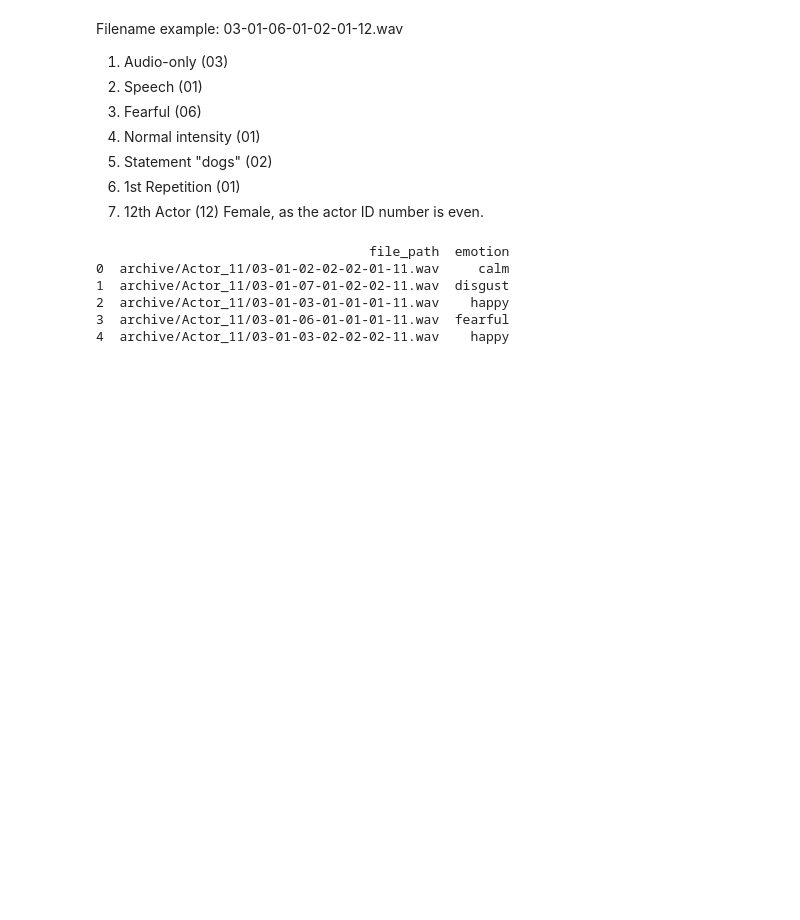
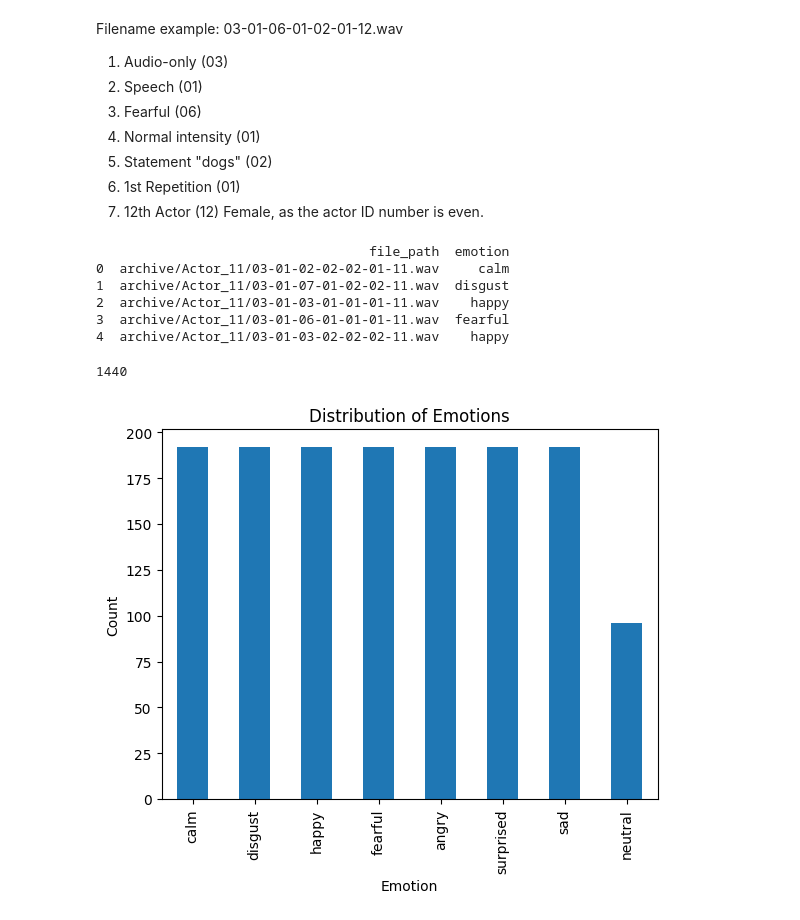
Before and after one commit to Nobodybob1/Emotional-Speech-Recognition, a Jupyter notebook: main.ipynb, the cells around one changed output. Drawn from its saved outputs; the diff is of its cells as text; code cells hidden in the pictures; blank space fills up the shorter version.

```diff
--- a/main.ipynb
+++ b/main.ipynb
@@ -50,6 +50,7 @@ def load_dataset(archive_path):
 # See dataset
 df = load_dataset('archive')
 print(df.head())
+len(df)
 # %% [output]
                                    file_path  emotion
 0  archive/Actor_11/03-01-02-02-02-01-11.wav     calm
@@ -57,3 +58,15 @@ print(df.head())
 2  archive/Actor_11/03-01-03-01-01-01-11.wav    happy
 3  archive/Actor_11/03-01-06-01-01-01-11.wav  fearful
 4  archive/Actor_11/03-01-03-02-02-02-11.wav    happy
+1440
+# %%
+# Distribution of emotions graph
+import matplotlib.pyplot as plt
+emotion_counts = df['emotion'].value_counts()
+emotion_counts.plot(kind='bar')
+plt.xlabel('Emotion')
+plt.ylabel('Count')
+plt.title('Distribution of Emotions')
+plt.show()
+# %% [output]
+[figure, added]
```
Also changed, not shown: parts of 4 cells of this notebook.
